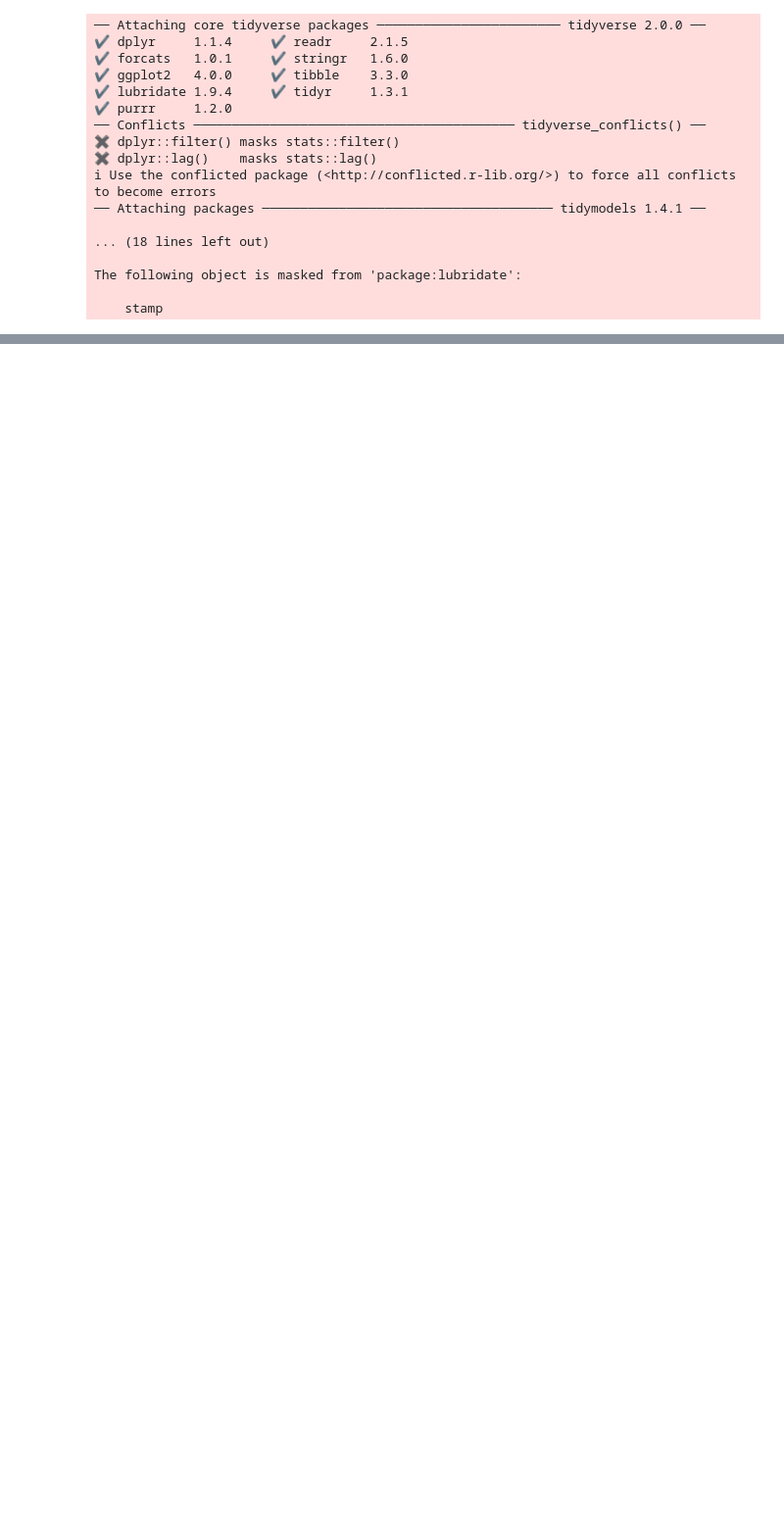
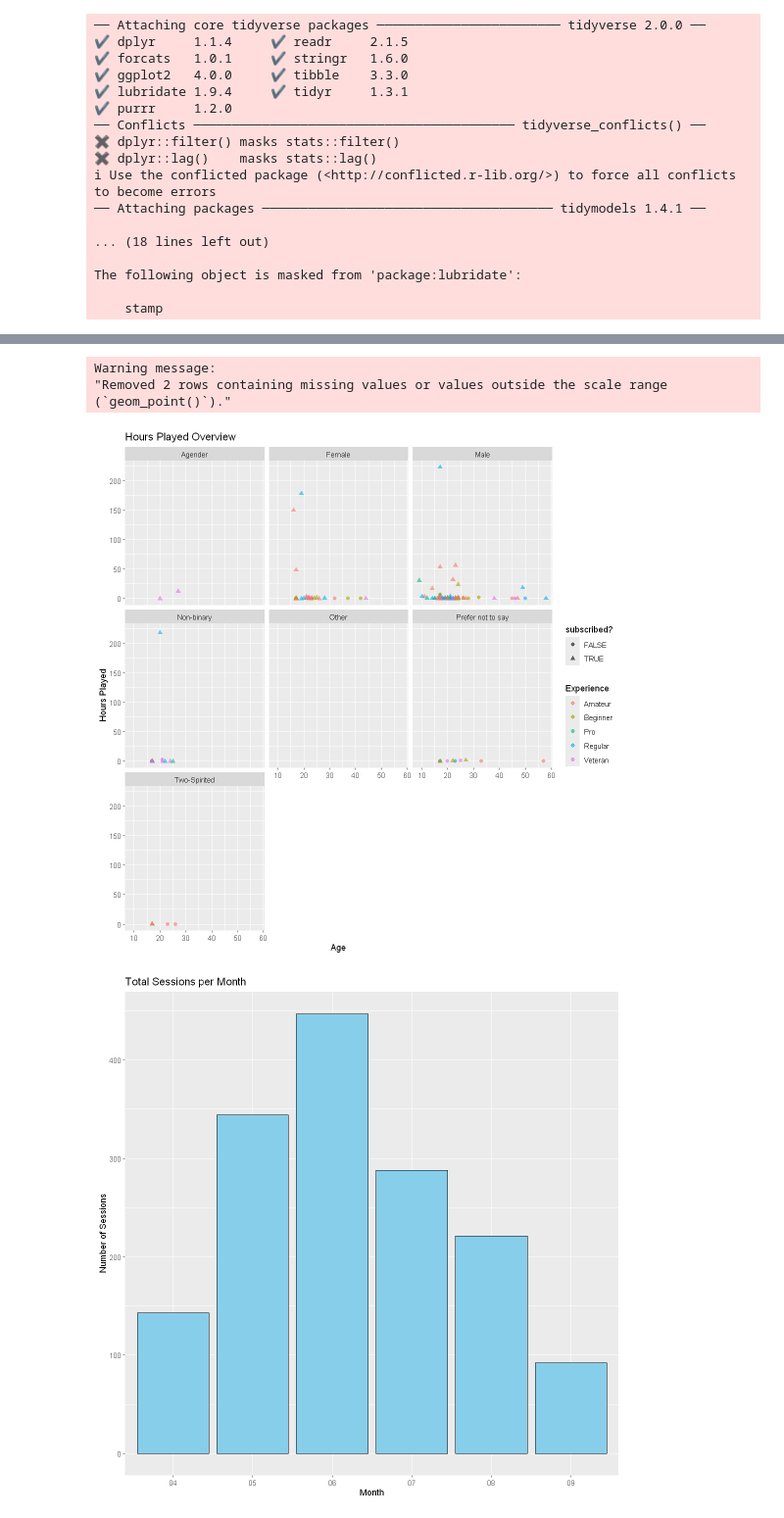
Before and after one commit to Xfinitious/DSCI_V-100-Project, a Jupyter notebook: code.ipynb, the cells around one changed output, grey strips where cells are left out. Shown: that part at 98% size. Drawn from its saved outputs; the diff is of its cells as text; code cells hidden in the pictures; blank space fills up the shorter version.

Commit message:
Code for Data Description + report
-Data wrangling.
-Summary statistics.
-Plots
-Started on report

```diff
--- a/code.ipynb
+++ b/code.ipynb
@@ -66,3 +67,16 @@ A spec_tbl_df: 1535 × 5
 | fd6563a4e0f6f4273580e5fedbd8dda64... | 28/07/2024 15:36 | 28/07/2024 15:57 | 1.72218e+12 | 1.72218e+12 |
 | fd6563a4e0f6f4273580e5fedbd8dda64... | 25/07/2024 06:15 | 25/07/2024 06:22 | 1.72189e+12 | 1.72189e+12 |
 | 36d9cbb4c6bc0c1a6911436d2da0d09ec... | 20/05/2024 02:26 | 20/05/2024 02:45 | 1.71617e+12 | 1.71617e+12 |
+# %%
+# wrangling
+players <- raw_players
+players
+
+sessions <- raw_sessions |>
+    mutate(
+    start_date = str_split(start_time, " ", simplify = TRUE)[,1],
+    start_time = str_split(start_time, " ", simplify = TRUE)[,2],
+    end_date = str_split(end_time, " ", simplify = TRUE)[,1],
+    end_time = str_split(end_time, " ", simplify = TRUE)[,2]) |>
+    select(hashedEmail, start_time, start_date, end_time, end_date, everything())
+sessions
@@ -68,0 +139,31 @@ A spec_tbl_df: 1535 × 5
+# %%
+# plots
+options(repr.plot.width = 9, repr.plot.height = 9)#
+
+#general players.csv plot
+players_plot <- players |>
+    ggplot(aes(x = Age, y = played_hours, shape = subscribe, color = experience)) +
+        geom_point(alpha = 0.6, size = 2) +
+        facet_wrap(~ gender) +
+        labs(title = "Hours Played Overview",
+            x = "Age",
+            y = "Hours Played",
+            shape = "subscribed?",
+            color = "Experience")
+players_plot
+
+#sessions.csv plot (# of sessions per month)
+sessions_num_plot <- sessions |>
+    mutate(month = str_sub(start_date, 4, 5)) |>
+    ggplot(aes(x = month)) +
+        geom_bar(fill = "skyblue", color = "black") +
+        labs(title = "Total Sessions per Month",
+            x = "Month",
+            y = "Number of Sessions")
+sessions_num_plot
+# %% [output]
+Warning message:
+"Removed 2 rows containing missing values or values outside the scale range
+(`geom_point()`)."
+[figure, added]
+[figure, added]
```
Also changed, not shown: parts of 3 cells of this notebook, 1 other file.
